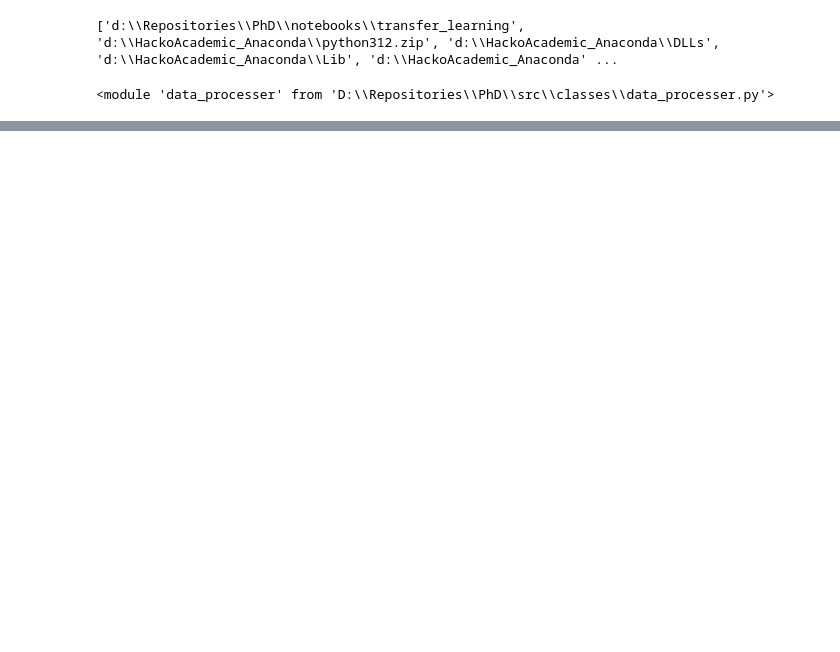
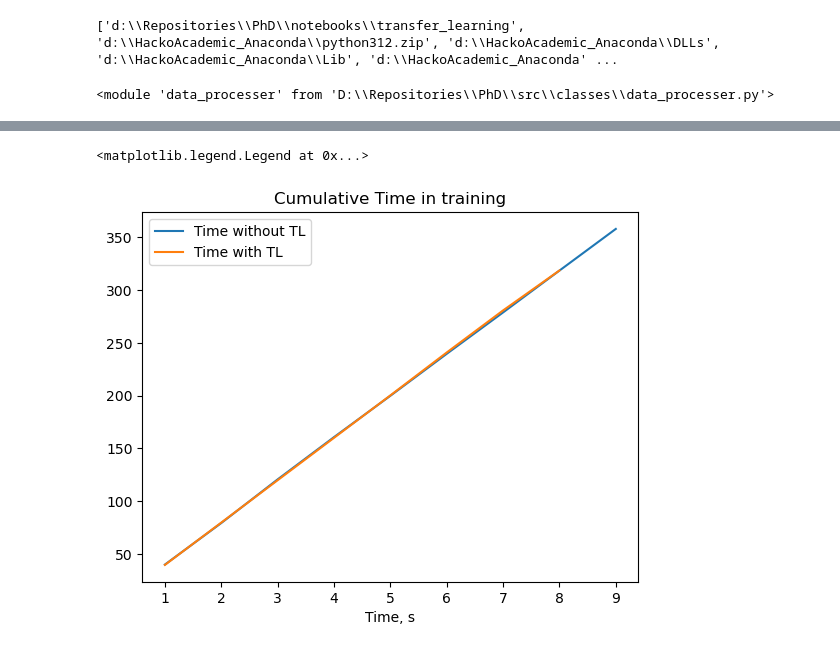
Before and after one commit to AtanasKolevNBU/PhD, a Jupyter notebook: notebooks/transfer_learning/transfer_learning.ipynb, the cells around one changed output, grey strips where cells are left out. Drawn from its saved outputs; the diff is of its cells as text; code cells hidden in the pictures; blank space fills up the shorter version.

```diff
--- a/notebooks/transfer_learning/transfer_learning.ipynb
+++ b/notebooks/transfer_learning/transfer_learning.ipynb
@@ -25,0 +348,10 @@ importlib.reload(dp)
+# %%
+plt.plot(range(1, len(time_per_epoch_mm)+1), time_per_epoch_mm, label = 'Time without TL')
+plt.plot(range(1, len(time_per_epoch_mm_tl)+1), time_per_epoch_mm_tl, label = 'Time with TL')
+plt.xlabel('Epoch')
+plt.xlabel('Time, s')
+plt.title('Cumulative Time in training')
+plt.legend()
+# %% [output]
+<matplotlib.legend.Legend at 0x...>
+[figure, added]
```
Also changed, not shown: parts of 29 cells of this notebook, 8 other files.
